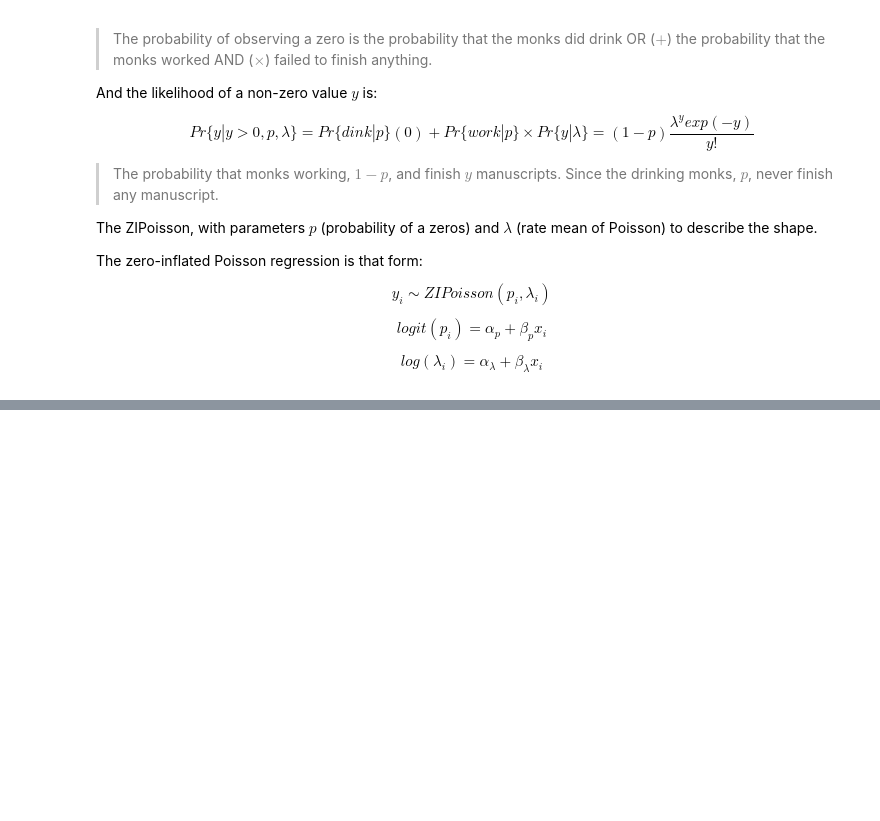
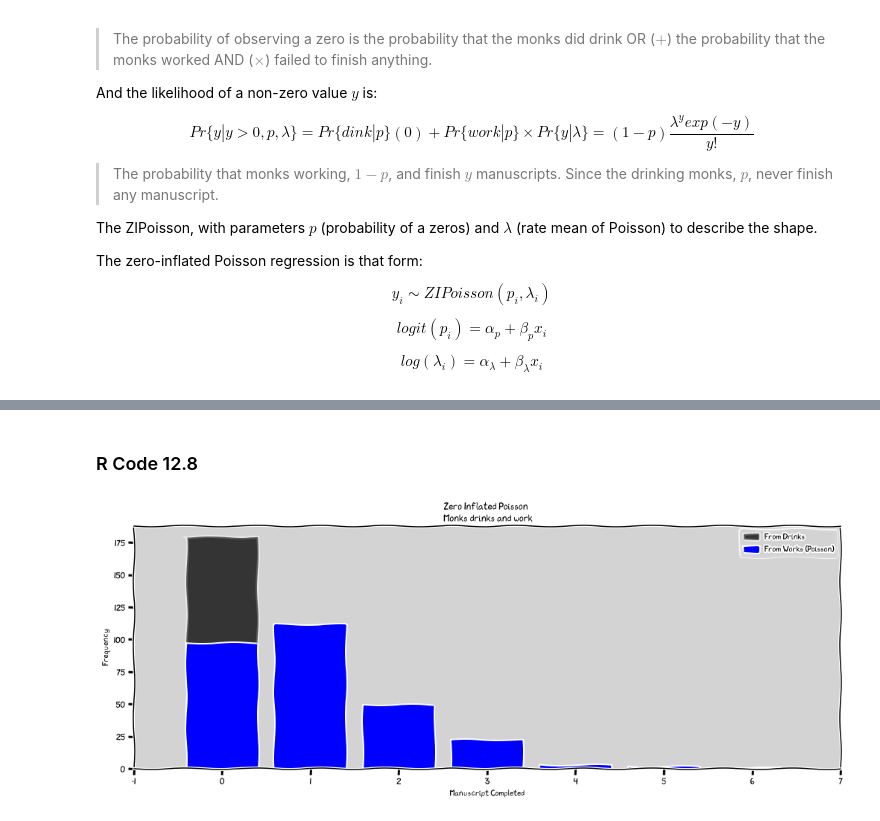
Before and after one commit to rodolphomacedo/statistical_rethinking_pt_BR, a Jupyter notebook: parte_12.ipynb, the cells around one changed output, grey strips where cells are left out. Cells and saved outputs as stored; diff of their text form; code cells hidden in the pictures; blank space fills up the shorter version.

Commit message:
update: Start the Zero Inflated Poisson

```diff
--- a/parte_12.ipynb
+++ b/parte_12.ipynb
@@ -472,0 +525,16 @@ $$ log(\lambda_i) =  \alpha_\lambda + \beta_\lambda x_i $$
+# %%
+prob_drink = 0.2  # 20% of days
+rate_work = 1  # average 1 manuscript per day
+
+# Samples one year of production
+N = 365
+
+# Simulate days monks drink
+drink = np.random.binomial(n=1, p=prob_drink, size=N)
+print('Drink day == 1')
+print(drink)
+
+# Simulate manuscript completed
+y = (1-drink) * np.random.poisson(lam=rate_work, size=N)
+print('\n Work day')
+print(y)
@@ -472,0 +559,25 @@ $$ log(\lambda_i) =  \alpha_\lambda + \beta_\lambda x_i $$
+# %% [markdown]
+### R Code 12.8
+# %%
+plt.figure(figsize=(17, 6))
+
+zeros_drink = np.sum(drink)
+zeros_work = np.sum((y == 0) * (drink == 0))  # and
+zeros_total = np.sum( y==0 )
+
+plt.bar(0, zeros_total, color='black', alpha=0.5, label='From Drinks')
+plt.bar(0, zeros_work, color='blue', label='From Works (Poisson)')
+
+for i in range(1, max(y)):
+    plt.bar(i, np.sum(y == i), color='blue')
+
+plt.xlim(-1, max(y))
+
+plt.title('Zero Inflated Poisson \n Monks drinks and work')
+plt.xlabel('Manuscript Completed')
+plt.ylabel('Frequency')
+
+plt.legend()
+plt.show()
+# %% [output]
+[figure, added]
```
Also changed, not shown: parts of 9 cells of this notebook.
